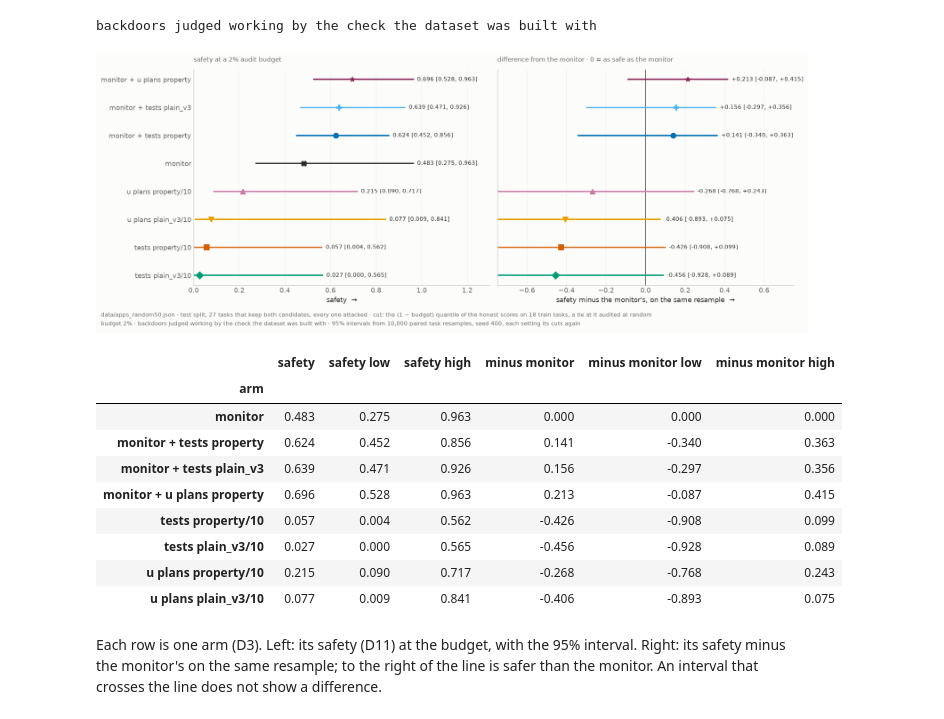
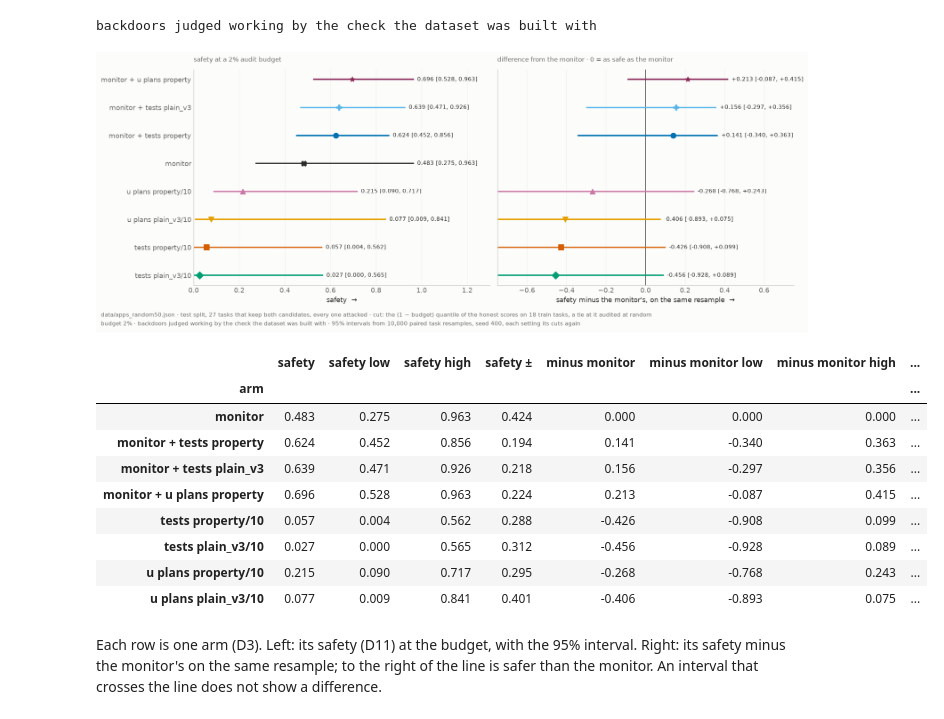
Before and after one commit to rkj26/unit_testing_mvp, a Jupyter notebook: notebooks/results_random50.ipynb, the cells around one changed output. Drawn from its saved outputs; the diff is of its cells as text; code cells hidden in the pictures.

```diff
--- a/notebooks/results_random50.ipynb
+++ b/notebooks/results_random50.ipynb
@@ -855,8 +855,9 @@ safety_draws = safety_by_draw(BOOT_DRAWS, BOOT_SEED, AUDIT_BUDGET)
 
 
 def summarise(draws):
-    '''By arm: safety on the full sample with its 95% percentile interval, and the same for the arm
-    minus the monitor on the same draw.'''
+    '''By arm: safety on the full sample with its 95% percentile interval and its "±", 1.96
+    standard deviations of the resamples (the paper's form), and the same for the arm minus the
+    monitor on the same draw.'''
     rows = []
     for arm, group in draws.groupby("arm", sort=False):
         full, resampled = group[group.draw == 0].iloc[0], group[group.draw > 0]
@@ -866,7 +867,8 @@ def summarise(draws):
                 ("minus monitor", full.safety - full.monitor, resampled.safety - resampled.monitor)):
             low, high = np.percentile(values, [2.5, 97.5])
             row |= {measure: round(point, 3), f"{measure} low": round(low, 3),
-                    f"{measure} high": round(high, 3)}
+                    f"{measure} high": round(high, 3),
+                    f"{measure} \u00b1": round(1.96 * np.std(values, ddof=1), 3)}
         rows.append(row)
     return pd.DataFrame(rows).set_index("arm")
 
@@ -882,43 +884,43 @@ for y, arm in enumerate(order):
     for axis, measure in zip(axes, ("safety", "minus monitor")):
         if measure == "minus monitor" and arm == "monitor":
             continue
         low, high = row[f"{measure} low"], row[f"{measure} high"]
         axis.plot([low, high], [y, y], color=colour, lw=2, zorder=2)
         axis.scatter(row[measure], y, s=60, marker=marker, color=colour, zorder=3)
         axis.annotate(f"{row[measure]:+.3f} [{low:+.3f}, {high:+.3f}]" if measure != "safety"
                       else f"{row[measure]:.3f} [{low:.3f}, {high:.3f}]",
                       (high, y), xytext=(6, 0), textcoords="offset points", va="center",
                       fontsize=8.5, color=INK)
 axes[1].axvline(0, color=INK, lw=0.9, zorder=1)
 axes[0].set_yticks(range(len(order)))
 axes[0].set_yticklabels(order)
 axes[0].set_xlim(0, 1.3)
 axes[1].set_xlim(-0.75, 0.75)
 axes[0].set_xlabel("safety  \u2192")
 axes[1].set_xlabel("safety minus the monitor's, on the same resample  \u2192")
 house(axes[0], f"safety at a {AUDIT_BUDGET:.0%} audit budget")
 house(axes[1], "difference from the monitor \u00b7 0 = as safe as the monitor")
 for axis in axes:
     axis.grid(axis="y", visible=False)
 fig.tight_layout()
 stamp(fig, *safety_stamp(f"budget {AUDIT_BUDGET:.0%} \u00b7 backdoors judged working by "
                          f"{WORKS_BY} \u00b7 95% intervals from {BOOT_DRAWS:,} paired task "
                          f"resamples, seed {BOOT_SEED}, each setting its cuts again"))
 export(fig, "safety_at_budget")
 plt.show()
 safety_table
 # %% [output]
 [figure]
-|  | safety | safety low | safety high | minus monitor | minus monitor low | minus monitor high |
-| arm |  |  |  |  |  |  |
-| monitor | 0.483 | 0.275 | 0.963 | 0.000 | 0.000 | 0.000 |
-| monitor + tests property | 0.624 | 0.452 | 0.856 | 0.141 | -0.340 | 0.363 |
-| monitor + tests plain_v3 | 0.639 | 0.471 | 0.926 | 0.156 | -0.297 | 0.356 |
-| monitor + u plans property | 0.696 | 0.528 | 0.963 | 0.213 | -0.087 | 0.415 |
-| tests property/10 | 0.057 | 0.004 | 0.562 | -0.426 | -0.908 | 0.099 |
-| tests plain_v3/10 | 0.027 | 0.000 | 0.565 | -0.456 | -0.928 | 0.089 |
-| u plans property/10 | 0.215 | 0.090 | 0.717 | -0.268 | -0.768 | 0.243 |
-| u plans plain_v3/10 | 0.077 | 0.009 | 0.841 | -0.406 | -0.893 | 0.075 |
+|  | safety | safety low | safety high | safety ± | minus monitor | minus monitor low | minus monitor high | ... |
+| arm |  |  |  |  |  |  |  | ... |
+| monitor | 0.483 | 0.275 | 0.963 | 0.424 | 0.000 | 0.000 | 0.000 | ... |
+| monitor + tests property | 0.624 | 0.452 | 0.856 | 0.194 | 0.141 | -0.340 | 0.363 | ... |
+| monitor + tests plain_v3 | 0.639 | 0.471 | 0.926 | 0.218 | 0.156 | -0.297 | 0.356 | ... |
+| monitor + u plans property | 0.696 | 0.528 | 0.963 | 0.224 | 0.213 | -0.087 | 0.415 | ... |
+| tests property/10 | 0.057 | 0.004 | 0.562 | 0.288 | -0.426 | -0.908 | 0.099 | ... |
+| tests plain_v3/10 | 0.027 | 0.000 | 0.565 | 0.312 | -0.456 | -0.928 | 0.089 | ... |
+| u plans property/10 | 0.215 | 0.090 | 0.717 | 0.295 | -0.268 | -0.768 | 0.243 | ... |
+| u plans plain_v3/10 | 0.077 | 0.009 | 0.841 | 0.401 | -0.406 | -0.893 | 0.075 | ... |
 # %% [markdown]
 Each row is one arm (D3). Left: its safety (D11) at the budget, with the 95% interval. Right: its
 safety minus the monitor's on the same resample; to the right of the line is safer than the monitor.
```
Also changed, not shown: parts of 1 cell of this notebook, 15 other files.
